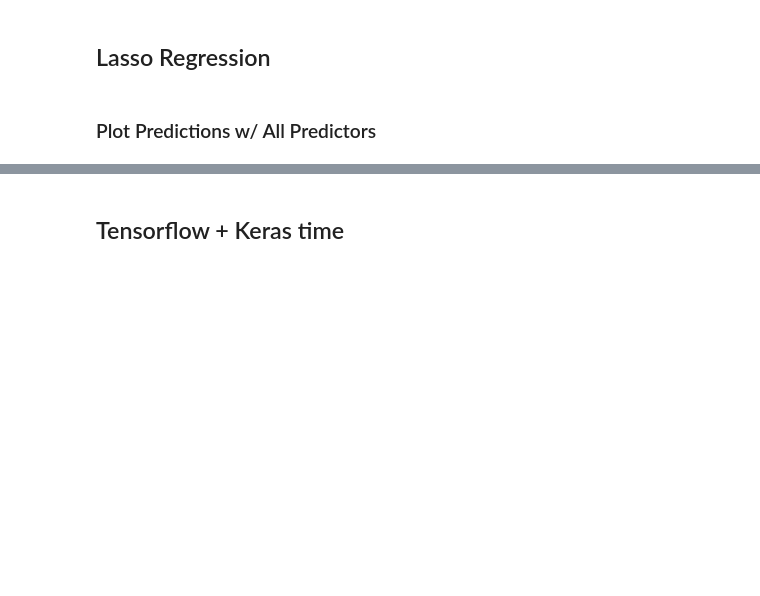
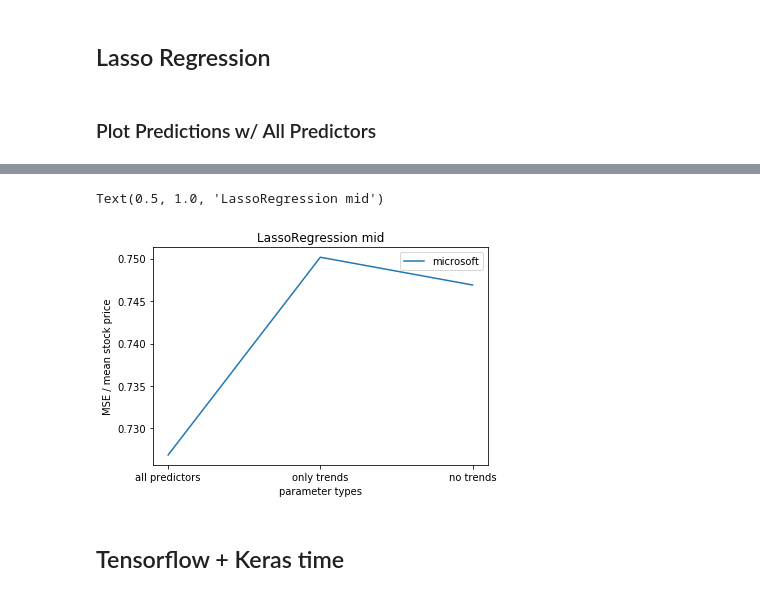
Before and after one commit to edwjchen/StockExploration, a Jupyter notebook: stockbot-hourly.ipynb, the cells around one changed output, grey strips where cells are left out. Saved outputs shown, nothing was run; the diff lists cells and outputs as text; code cells hidden in the pictures; blank space fills up the shorter version.

```diff
--- a/stockbot-hourly.ipynb
+++ b/stockbot-hourly.ipynb
@@ -602,3 +703,14 @@ for company in companies[2:3]:
+# %%
+y_col = "mid"
+model = "LassoRegression"
+plt.plot(["all predictors", "only trends", "no trends"], [0.7268867219408578, 0.7501524893162739, 0.7468867219408578], label=company)
+plt.xlabel("parameter types")
+plt.ylabel("MSE / mean stock price")
+plt.legend()
+plt.title(model + " " + y_col)
+# %% [output]
+Text(0.5, 1.0, 'LassoRegression mid')
+[figure, added]
 # %% [markdown]
 ## Tensorflow + Keras time
 # %%
```
Also changed, not shown: parts of 7 cells of this notebook, 1 other file.
